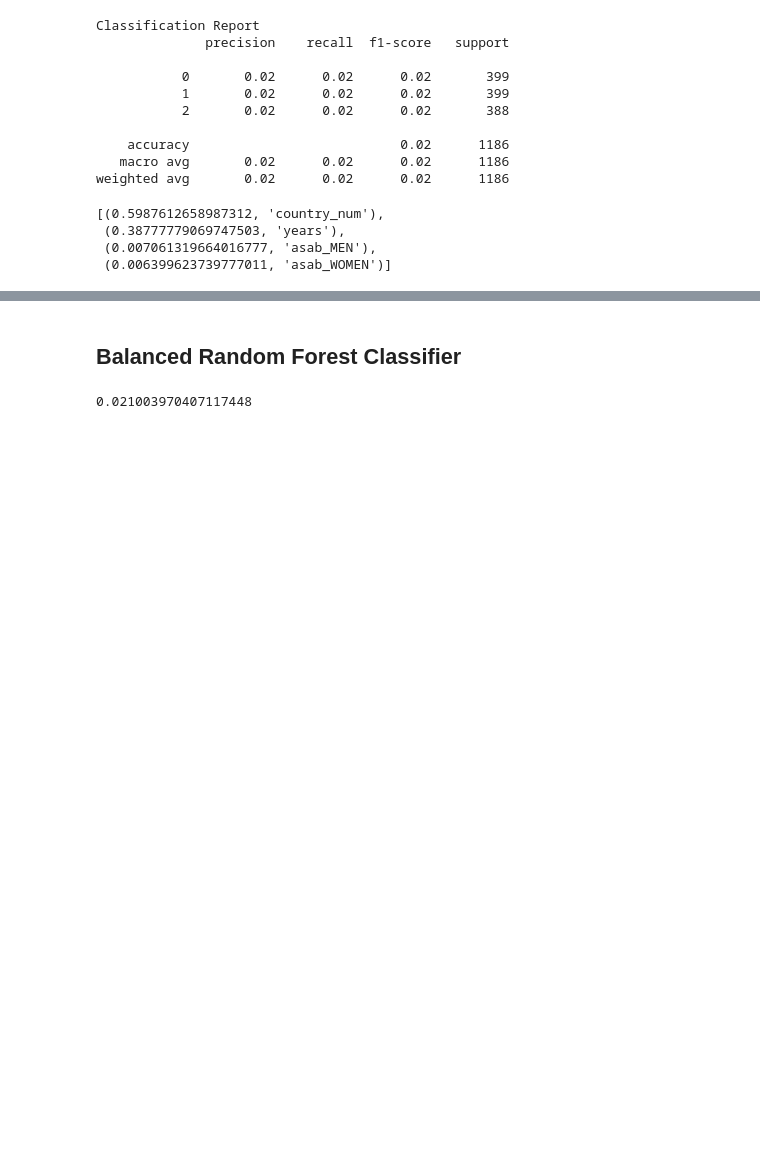
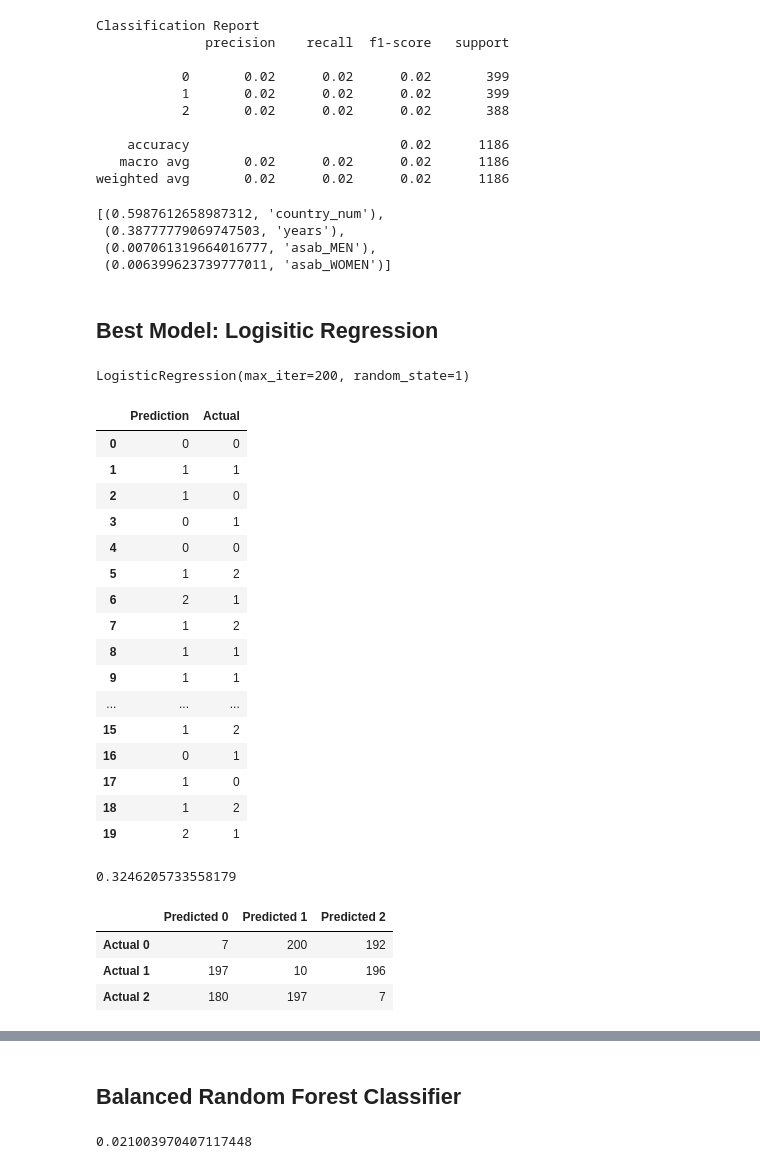
Before and after one commit to adshaughn/edu-attainment, a Jupyter notebook: machine_learning_models.ipynb, the cells around one changed output, grey strips where cells are left out. Cells and saved outputs as stored; diff of their text form; code cells hidden in the pictures; blank space fills up the shorter version.

Commit message:
most accurate model: logistic regression.

```diff
--- a/machine_learning_models.ipynb
+++ b/machine_learning_models.ipynb
@@ -317,3 +337,59 @@ sorted(zip(rf_model.feature_importances_, x.columns), reverse=True)
  (0.38777779069747503, 'years'),
  (0.007061319664016777, 'asab_MEN'),
  (0.006399623739777011, 'asab_WOMEN')]
+# %% [markdown]
+## Best Model: Logisitic Regression
+# %%
+from sklearn.linear_model import LogisticRegression
+classifier = LogisticRegression(solver='lbfgs',
+                                max_iter=200,
+                                random_state=1)
+# %%
+classifier.fit(x_train, y_train)
+# %% [output]
+LogisticRegression(max_iter=200, random_state=1)
+# %%
+y_pred = classifier.predict(x_test)
+results = pd.DataFrame({"Prediction": y_pred, "Actual": y_test}).reset_index(drop=True)
+results.head(20)
+# %% [output]
+|  | Prediction | Actual |
+| 0 | 0 | 0 |
+| 1 | 1 | 1 |
+| 2 | 1 | 0 |
+| 3 | 0 | 1 |
+| 4 | 0 | 0 |
+| 5 | 1 | 2 |
+| 6 | 2 | 1 |
+| 7 | 1 | 2 |
+| 8 | 1 | 1 |
+| 9 | 1 | 1 |
+| ... | ... | ... |
+| 15 | 1 | 2 |
+| 16 | 0 | 1 |
+| 17 | 1 | 0 |
+| 18 | 1 | 2 |
+| 19 | 2 | 1 |
+# %%
+# Accuracy Score
+from sklearn.metrics import accuracy_score
+print(accuracy_score(y_test, y_pred))
+# %% [output]
+0.3246205733558179
+# %%
+# Calculating the Confusion Matrix
+from sklearn.metrics import confusion_matrix, accuracy_score, classification_report
+cm = confusion_matrix(y_test, predictions)
+
+# Create a DataFrame from the confusion matrix.
+cm_df = pd.DataFrame(
+    cm, index=["Actual 0", "Actual 1", "Actual 2"],
+    columns=["Predicted 0", "Predicted 1", "Predicted 2"]
+)
+
+cm_df
+# %% [output]
+|  | Predicted 0 | Predicted 1 | Predicted 2 |
+| Actual 0 | 7 | 200 | 192 |
+| Actual 1 | 197 | 10 | 196 |
+| Actual 2 | 180 | 197 | 7 |
```
Also changed, not shown: parts of 21 cells of this notebook.
